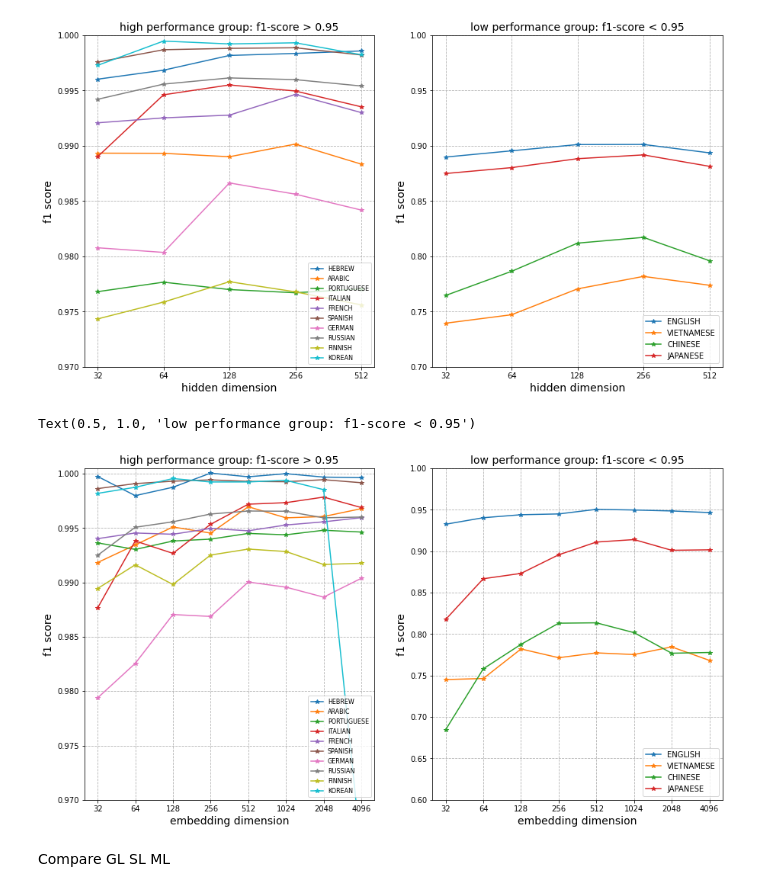
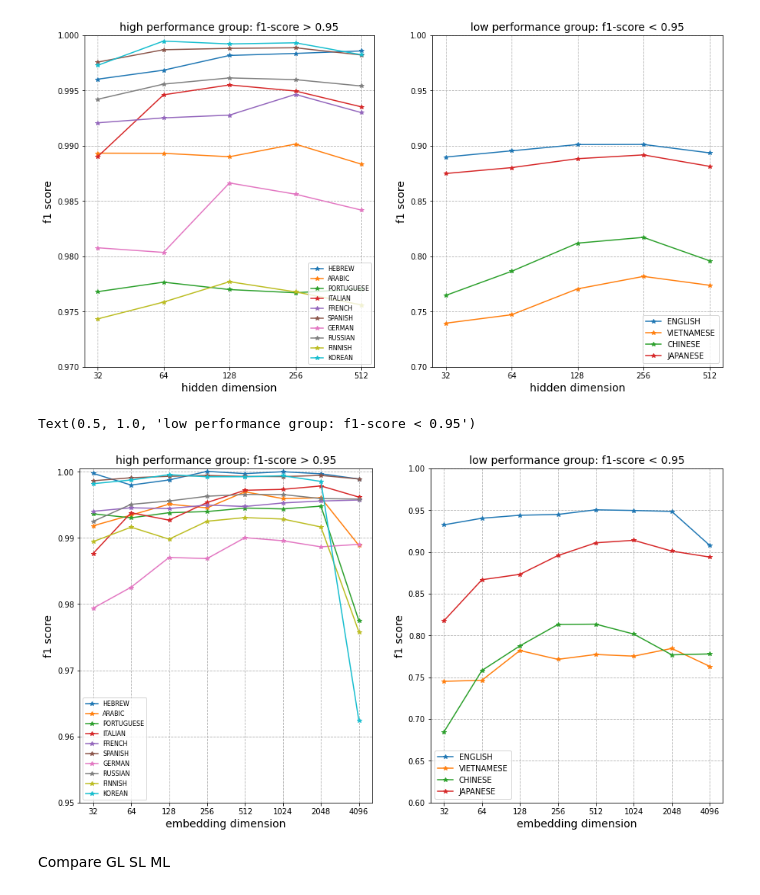
Before and after one commit to wuqi0704/MasterThesis_Tokenization, a Jupyter notebook: flair/plots.ipynb, the cells around one changed output. Saved outputs shown, nothing was run; the diff lists cells and outputs as text; code cells hidden in the pictures.

```diff
--- a/flair/plots.ipynb
+++ b/flair/plots.ipynb
@@ -63,26 +63,26 @@ DF.columns = [32,64,128,256,512,1024,2048,4096]
 # %%
 import matplotlib.pyplot as plt
 import numpy as np
 fig,ax = plt.subplots(1,2,figsize=(15,8))
 
 x = np.array(DF.columns).astype(str)
 for lan in list(DF.index):
     if (DF.loc[lan,:] > 0.95).sum() == 8:
         ax[0].plot(x,DF.loc[lan,:],'-*',label = lan)
     else:
         ax[1].plot(x,DF.loc[lan,:],'-*',label = lan)
-ax[0].legend(loc=4,fontsize=8);ax[0].grid(True,linestyle='--')
-ax[1].legend(loc=4,fontsize=10);ax[1].grid(True,linestyle='--')
-ax[0].set_ylim(0.970,1.0005)
+ax[0].legend(loc=3,fontsize=8);ax[0].grid(True,linestyle='--')
+ax[1].legend(loc=3,fontsize=10);ax[1].grid(True,linestyle='--')
+ax[0].set_ylim(0.950,1.0005)
 ax[1].set_ylim(0.60,1.00)
 ax[0].set_xlabel('embedding dimension',fontsize=14); ax[0].set_ylabel('f1 score',fontsize=14)
 ax[1].set_xlabel('embedding dimension',fontsize=14); ax[1].set_ylabel('f1 score',fontsize=14)
 ax[0].set_title('high performance group: f1-score > 0.95',fontsize=14);ax[1].set_title('low performance group: f1-score < 0.95',fontsize=14)
 
 # plt.savefig('embedding.png')
 # %% [output]
 Text(0.5, 1.0, 'low performance group: f1-score < 0.95')
-[figure, old version]
+[figure, new version]
 # %% [markdown]
 Compare GL SL ML
 # %%
```
Also changed, not shown: 12 other files.
